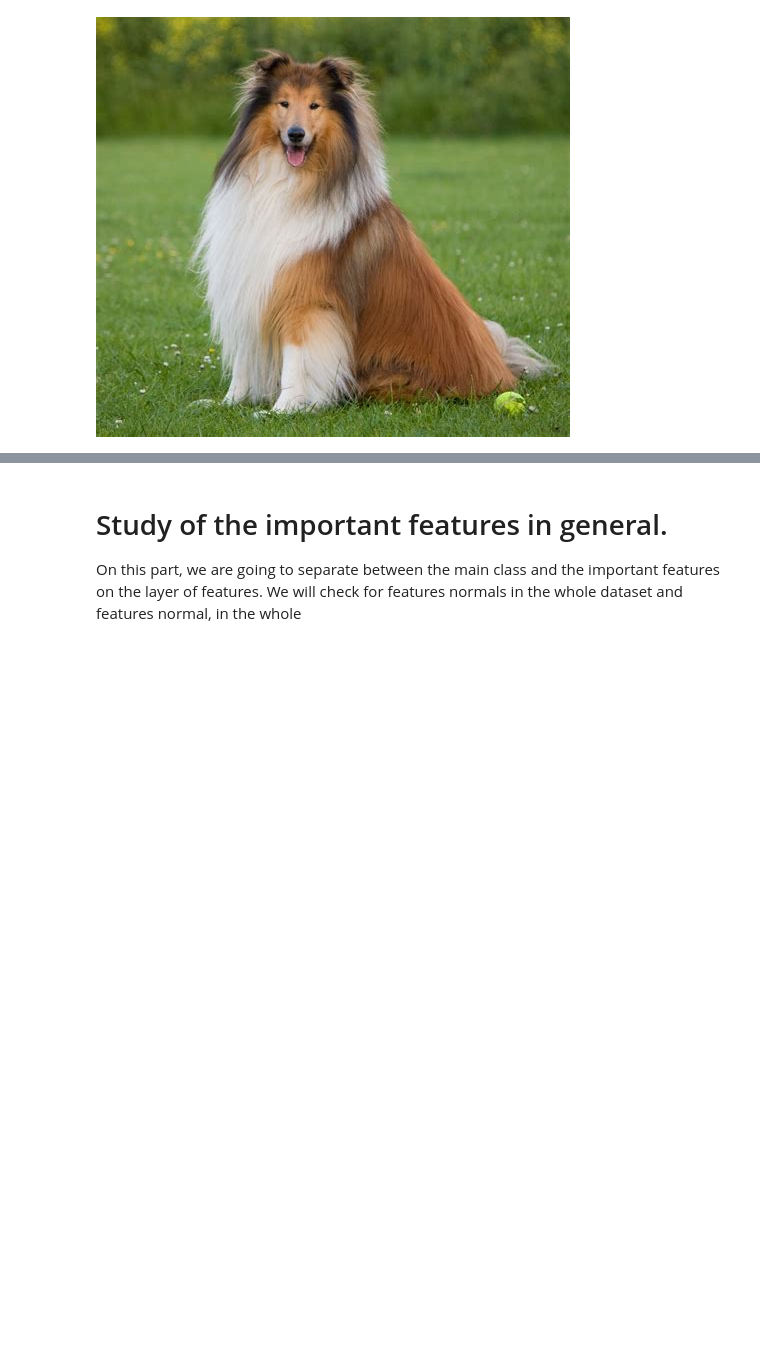
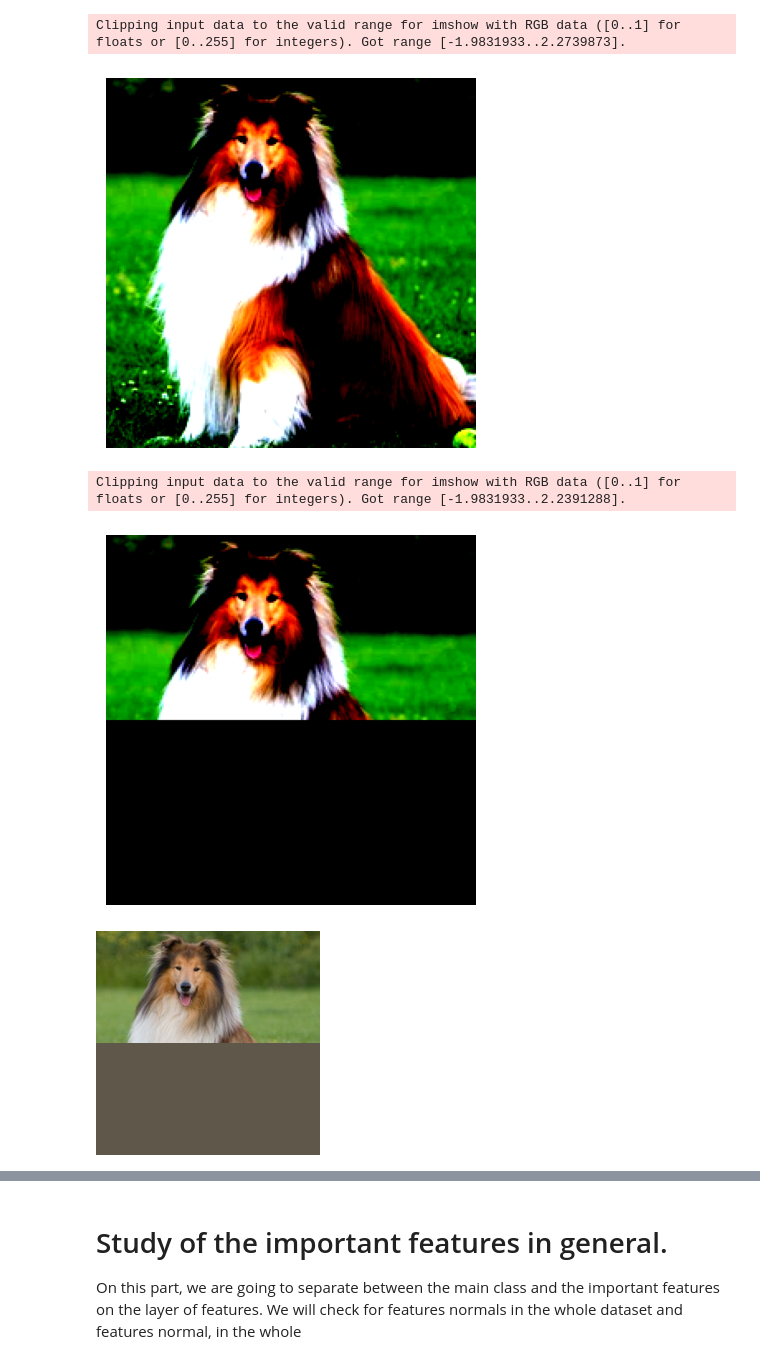
Before and after one commit to isega24/zennit-crp, a Jupyter notebook: tutorials/red_xai_proposal.ipynb, the cells around one changed output, grey strips where cells are left out. Cells and saved outputs as stored; diff of their text form; code cells hidden in the pictures; blank space fills up the shorter version.

```diff
--- a/tutorials/red_xai_proposal.ipynb
+++ b/tutorials/red_xai_proposal.ipynb
@@ -6,14 +26,13 @@ from torchvision.models.resnet import resnet50
 from torchvision.models.vgg import vgg16
 from torchvision.models.swin_transformer import swin_b
 from torchvision.models.efficientnet import efficientnet_v2_s
-from transformers import AutoModelForImageClassification
-
+# from transformers import AutoModelForImageClassification
+import matplotlib.pyplot as plt
 import torchvision.transforms as T
 from PIL import Image
-import timm
+# import timm
 
 device = "cuda:0" if torch.cuda.is_available() else "cpu"
-
 
 
 # model = vit_b_16(pretrained=True).to(device)
@@ -28,36 +47,62 @@ transform = T.Compose(
         T.CenterCrop(224),
         T.ToTensor(),
         T.Normalize(mean=[0.485, 0.456, 0.406], std=[0.229, 0.224, 0.225]),
     ]
 )
 
 model.eval()
 
 
 # image = Image.open("images/lizard.jpg")
 image = Image.open("images/dog.jpeg")
 sample = transform(image).unsqueeze(0).to(device)
 
 # load the index to label mapping in "./imagenet1000_clsidx_to_labels.txt" in format
 # {number: '<label>',
 #  number: '<label>',}
 index_to_label = {}
 
 with open("imagenet1000_clsidx_to_labels.txt", "r") as f:
     for line in f:
 
         line = line.replace("{", "").replace("}", "")
 
-        line = line.replace(" ", "")
-        line = line.replace(",","")
+        #line = line.replace(" ", "")
+        #line = line.replace(",","")
         values = line.split(":")
 
         values[1] = values[1].replace("'", "").replace('"', "")
         index_to_label[int(values[0])] = values[1].strip("'\"")
 
+# cambia la mitad superior de la imagen a gris
+plt.imshow(sample[0].permute(1, 2, 0).cpu().numpy())
+plt.axis('off')
+plt.show()
+
+# la mitad superior de la imagen a gris
+sample[0, :, 112:] = -1  # Cambia la mitad superior a gris
+#sample[0, :, :, :150] = 0.5
+plt.imshow(sample[0].permute(1, 2, 0).cpu().numpy())
+plt.axis('off')
+plt.show()
 image
+
+# ahora crea la imagen con Image .fromarray que represente a sample
+# aplica la normalización inversa
+
+sample_image = sample[0]
+sample_image = (sample_image * torch.tensor([0.229, 0.224, 0.225]).view(3, 1, 1)) + torch.tensor([0.485, 0.456, 0.406]).view(3, 1, 1)
+sample_image = (sample_image * 255).byte().cpu().numpy()
+sample_image = Image.fromarray(sample_image.transpose(1, 2, 0))  # Cambia el orden de los ejes para PIL
+
+image = sample_image
+image
 # %% [output]
+Clipping input data to the valid range for imshow with RGB data ([0..1] for floats or [0..255] for integers). Got range [-1.9831933..2.2739873].
-[figure, old version]
+[figure, new version]
+Clipping input data to the valid range for imshow with RGB data ([0..1] for floats or [0..255] for integers). Got range [-1.9831933..2.2391288].
+[figure, added]
+[figure, added]
 # %%
 from zennit.composites import EpsilonPlusFlat
 from zennit.canonizers import SequentialMergeBatchNorm
```
Also changed, not shown: parts of 6 cells of this notebook.
